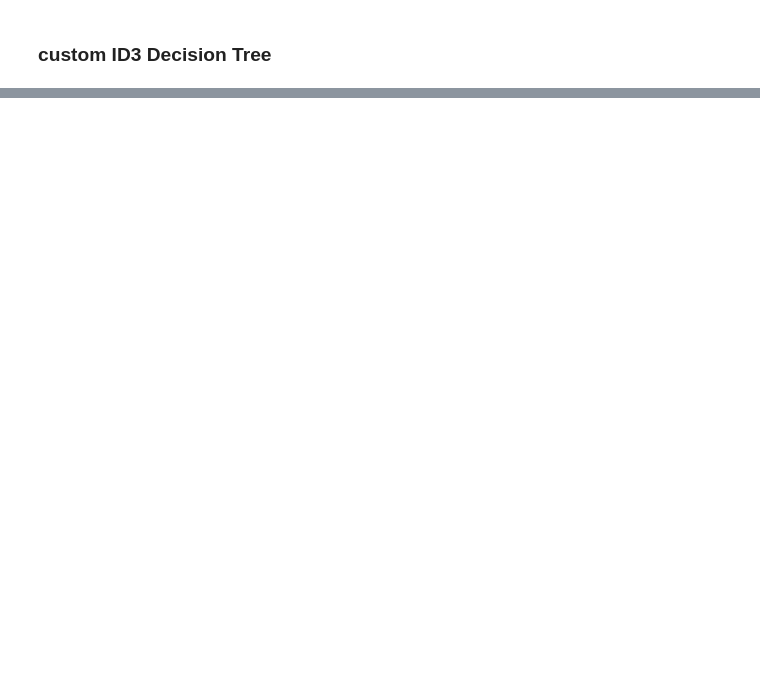
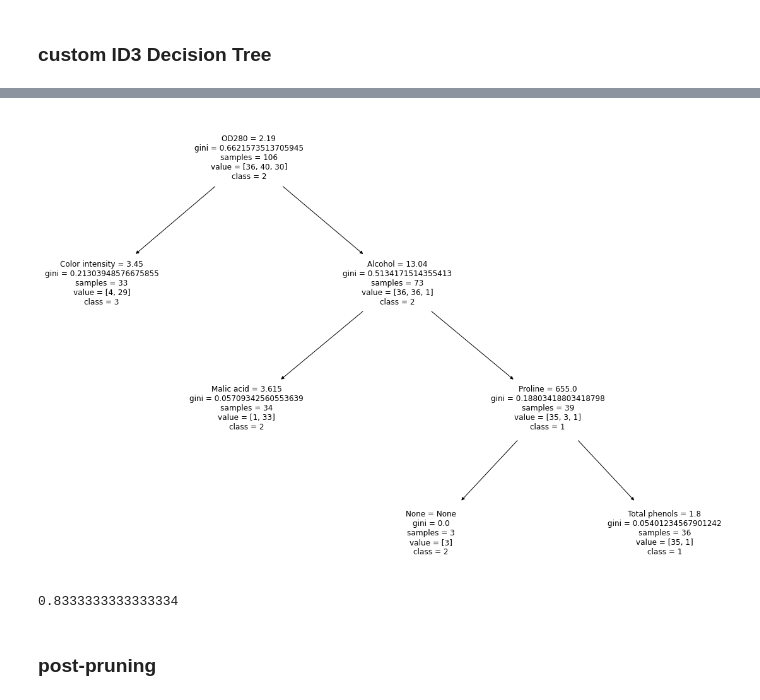
Before and after one commit to sinjy1203/Machine_Learning, a Jupyter notebook: chapter4_practice6.ipynb, the cells around one changed output, grey strips where cells are left out. Drawn from its saved outputs; the diff is of its cells as text; code cells hidden in the pictures; blank space fills up the shorter version.

```diff
--- a/chapter4_practice6.ipynb
+++ b/chapter4_practice6.ipynb
@@ -367,0 +546,13 @@ plt.show()
+# %%
+decision_tree = DecisionTree(criterion='gini', pruning='pre')
+decision_tree.fit(x_train, y_train, x_val, y_val)
+# %%
+decision_tree.visualize()
+# %% [output]
+[figure, added]
+# %%
+decision_tree.accuracy(x_test, y_test)
+# %% [output]
+0.8333333333333334
+# %% [markdown]
+### post-pruning
```
Also changed, not shown: parts of 29 cells of this notebook, 2 other files.
